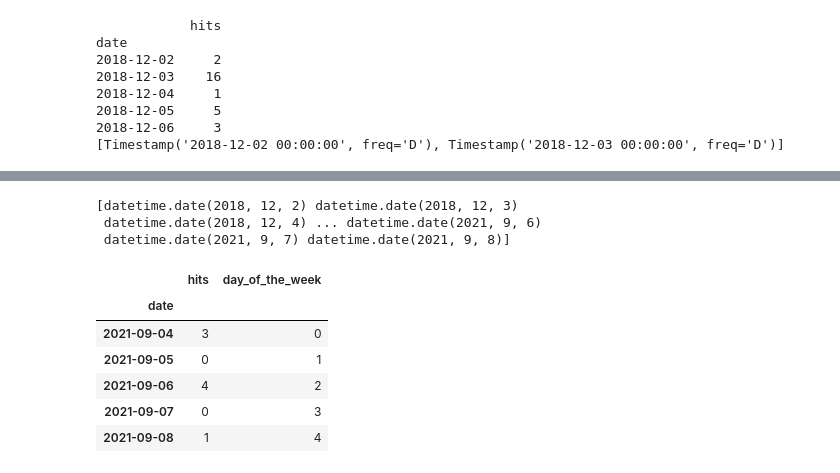
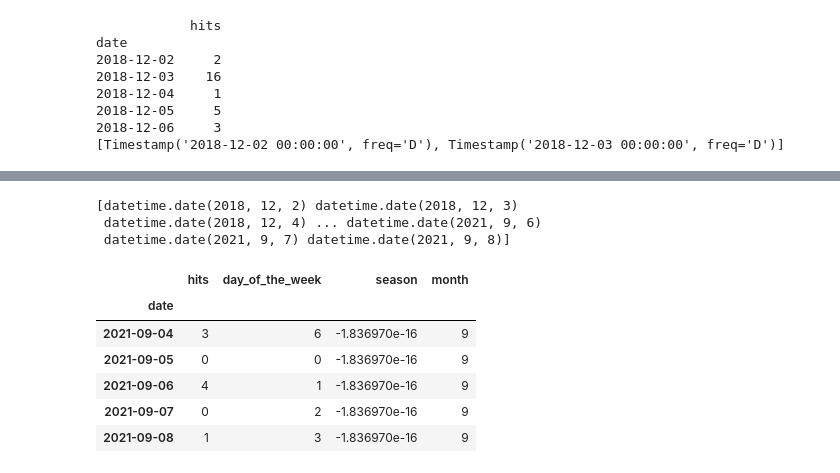
Before and after one commit to sjsivert/Masteroppgave, a Jupyter notebook: notebooks/multivariate_time_series_pipeline_exploration.ipynb, the cells around one changed output, grey strips where cells are left out. Saved outputs shown, nothing was run; the diff lists cells and outputs as text; code cells hidden in the pictures.

```diff
--- a/notebooks/multivariate_time_series_pipeline_exploration.ipynb
+++ b/notebooks/multivariate_time_series_pipeline_exploration.ipynb
@@ -71,4 +45,8 @@ find_day_of_the_week_from_date(datetime(2020, 4, 4))
 # %%
+# Source https://artofmemory.com/blog/how-to-calculate-the-day-of-the-week/
+# (Year Code + Month Code + Century Code + Date Number - Leap Year Code)
+# Index 0 is january 1st, index 1 is february 1st, etc.
+from datetime import datetime
 d = 1897
 year_code = lambda date: (int(str(date.year)[2:]) + (int(str(date.year)[2:]) // 4) ) % 7
 def century_code(date):
@@ -110,19 +88,23 @@ def leap_year_code(date):
 
   return code
 
-print(leap_year_code(datetime(1992, 3, 1)))
 assert leap_year_code(datetime(1992, 1, 1)) == 1
 assert leap_year_code(datetime(1897, 2, 1)) == 0
 assert leap_year_code(datetime(1900, 1, 1)) == 0
 assert leap_year_code(datetime(2000, 1, 1)) == 1
-calculate_day_of_the_week_2 = lambda date: (year_code(date) + month_code(date) + century_code(d) + date_number(date) - leap_year_code(date)) % 7
-d = datetime(1897, 3, 14)
-print(year_code(d))
-print(month_code(d))
-print(century_code(d))
+calculate_day_of_the_week = lambda date: (year_code(date) + month_code(date) + century_code(d) + date_number(date) - leap_year_code(date)) % 7
+d = datetime(2000, 1, 1)
+#d = datetime(1969, 7, 20)
+print("year code", year_code(d))
+print("month code", month_code(d))
+print("century code", century_code(d))
+print("month code", date_number(d))
+print("leap year code", leap_year_code(d))
 print("day_of _the week",
-calculate_day_of_the_week_2(d)
+calculate_day_of_the_week(d)
 )
+#assert calculate_day_of_the_week(datetime(2000, 1, 1)) == 6
+#assert calculate_day_of_the_week(datetime(1969, 7, 20)) == 0
 """
     0 = Sunday
     1 = Monday
@@ -142,15 +126,15 @@ day_of _the week 0
 from sklearn.preprocessing import MinMaxScaler, StandardScaler
 import math
 
-def month_number_to_month_feature(month: int) -> float:
+def  calculate_season(date: datetime) -> float:
     """
     Takes a number between 0 and 11 and returns a number between -1 and 1
     If the number is a month number close to christmas the number will be close to 1,
     if the number is close to summer, the number will be close to -1.
     """
+    month = date.month
     return math.cos(math.pi * (month % 12 ) / 6)
-months = [month_number_to_month_feature(x) for x in range(0,24)]
+months = [ calculate_season(datetime(2000, x % 12 + 1, 1)) for x in range(0,24)]
 print(months)
 plt.plot(months)
-plt.xticks(list(range(0,24)) )
 # %% [output]
@@ -172,26 +156,27 @@ def is_winter_based_on_mont(month):
 # %%
 import pipe
 import numpy as np
 print(data.index.date)
 
-for date_time in data.index.date:
-  day_of_the_week = find_day_of_the_week_from_date(date_time)
-
-v_func = np.vectorize(find_day_of_the_week_from_date)
+vector_calculate_day_of_the_week = np.vectorize(calculate_day_of_the_week)
+vector_calculate_season = np.vectorize(calculate_season)
+vector_calculate_month = np.vectorize(lambda date: date.month)
 dates = data.index.date
-data["day_of_the_week"] = v_func(dates)
+data["day_of_the_week"] = vector_calculate_day_of_the_week(dates)
+data["month"] = vector_calculate_month(dates)
+data["season"] = vector_calculate_season(dates)
 data.tail()
 # %% [output]
 [datetime.date(2018, 12, 2) datetime.date(2018, 12, 3)
  datetime.date(2018, 12, 4) ... datetime.date(2021, 9, 6)
  datetime.date(2021, 9, 7) datetime.date(2021, 9, 8)]
-|  | hits | day_of_the_week |
-| date |  |  |
-| 2021-09-04 | 3 | 0 |
-| 2021-09-05 | 0 | 1 |
-| 2021-09-06 | 4 | 2 |
-| 2021-09-07 | 0 | 3 |
-| 2021-09-08 | 1 | 4 |
+|  | hits | day_of_the_week | season | month |
+| date |  |  |  |  |
+| 2021-09-04 | 3 | 6 | -1.836970e-16 | 9 |
+| 2021-09-05 | 0 | 0 | -1.836970e-16 | 9 |
+| 2021-09-06 | 4 | 1 | -1.836970e-16 | 9 |
+| 2021-09-07 | 0 | 2 | -1.836970e-16 | 9 |
+| 2021-09-08 | 1 | 3 | -1.836970e-16 | 9 |
 # %%
 # id11573 has mose data with 902 entries
 # data_chosen_cat = raw_data.loc[raw_data["cat_id"] == 11573][["hits","clicks", "date"]]
```
Also changed, not shown: parts of 3 cells of this notebook, 3 other files.
